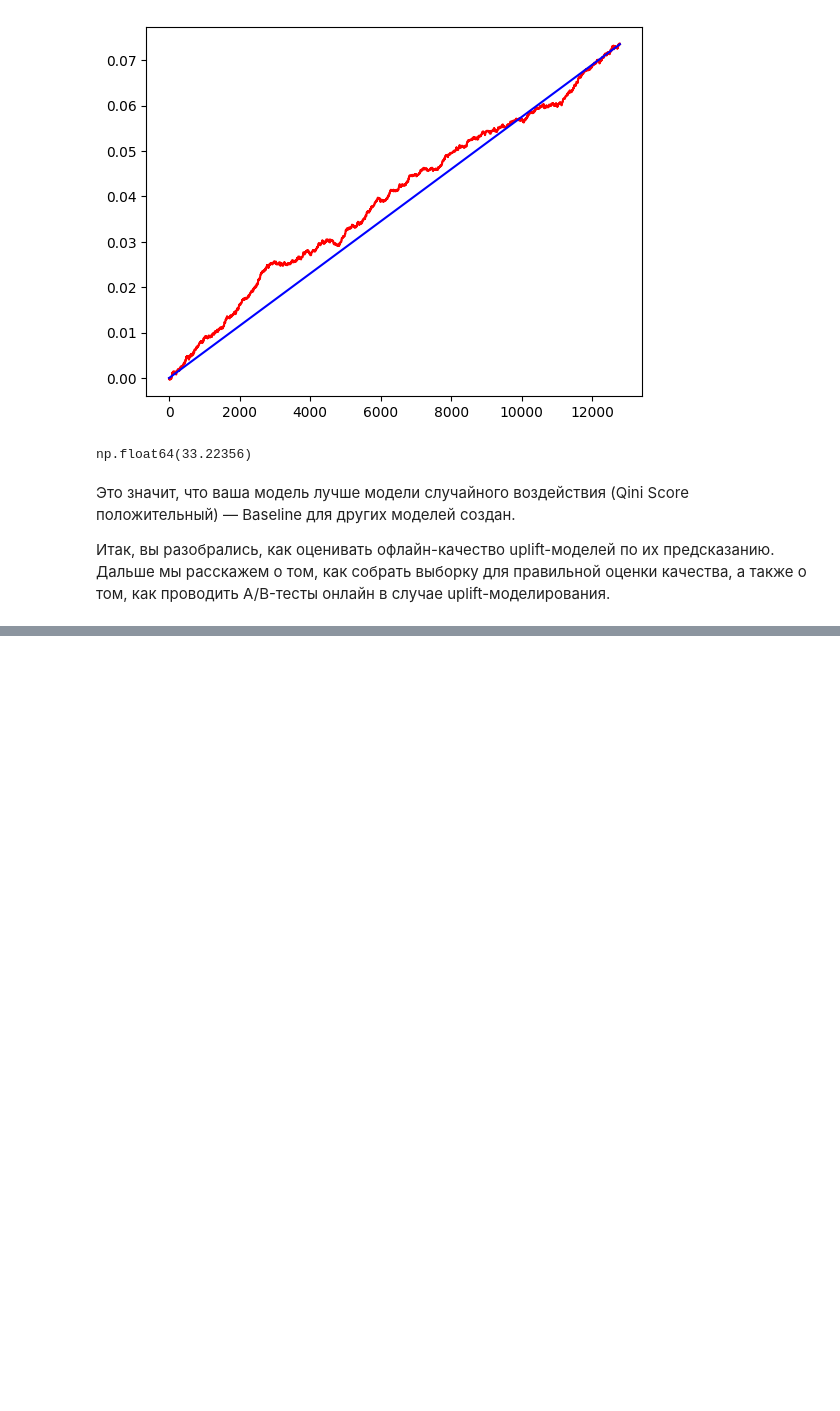
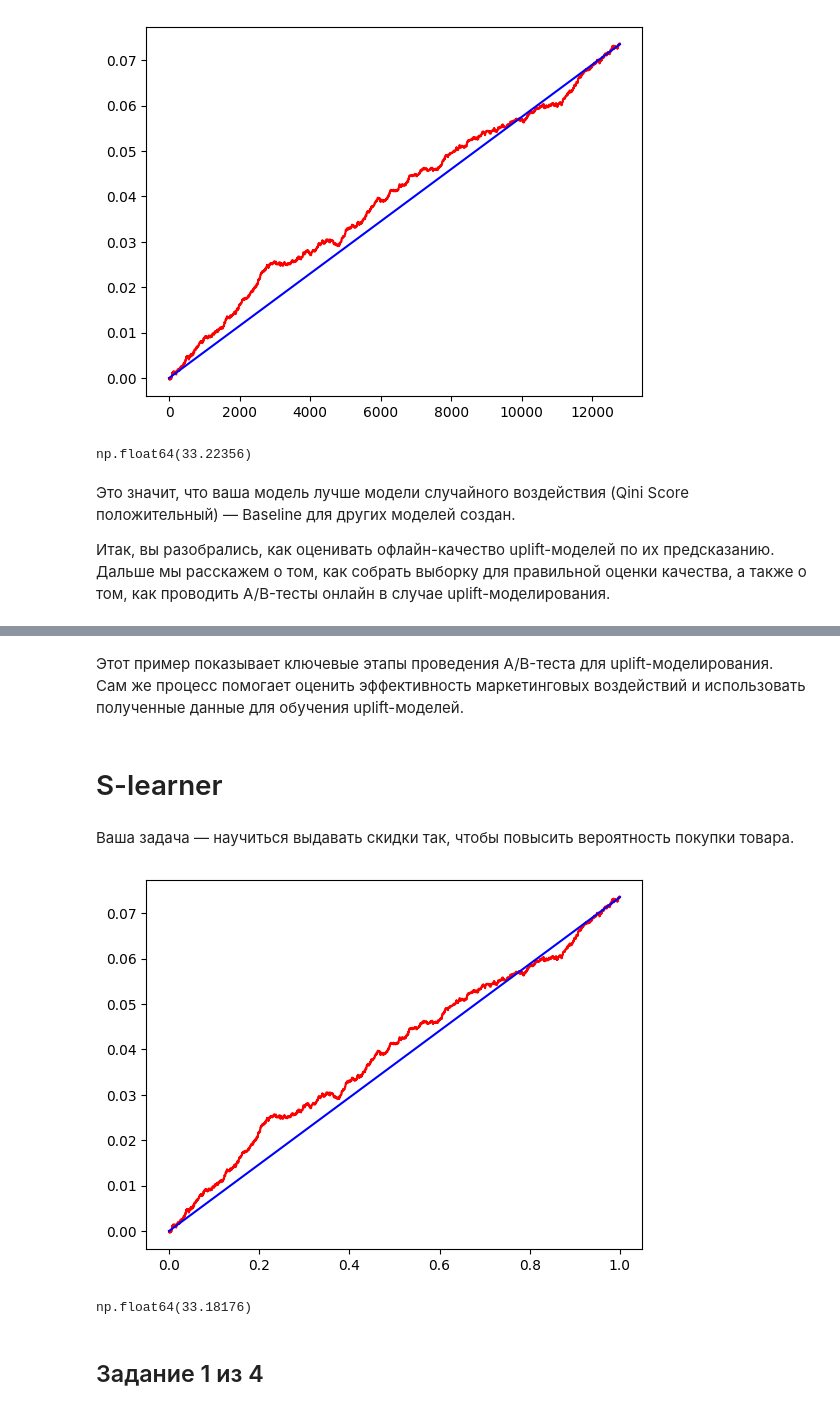
Before and after one commit to eleldar/mle-uplift, a Jupyter notebook: notebook.ipynb, the cells around one changed output, grey strips where cells are left out. Saved outputs shown, nothing was run; the diff lists cells and outputs as text; code cells hidden in the pictures; blank space fills up the shorter version.

Commit message:
a/b-test and s-learner

```diff
--- a/notebook.ipynb
+++ b/notebook.ipynb
@@ -211,0 +306,57 @@ np.float64(33.22356)
+# %% [markdown]
+Этот пример показывает ключевые этапы проведения A/B-теста для uplift-моделирования.
+Сам же процесс помогает оценить эффективность маркетинговых воздействий и использовать полученные данные для обучения uplift-моделей.
+# %% [markdown]
+# S-learner
+# %% [markdown]
+Ваша задача — научиться выдавать скидки так, чтобы повысить вероятность покупки товара.
+# %%
+# загружаем необходимые библиотеки
+import numpy as np
+import pandas as pd
+from matplotlib import pyplot as plt
+import warnings
+warnings.filterwarnings('ignore')
+
+np.random.seed(1)
+
+%matplotlib inline
+# загружаем датафрейм
+df = pd.read_csv("datasets/discountuplift.csv", sep="\t")
+
+# реализуем подсчёт Qini Score:
+def qini_df(df):
+    # отранжируем выборку по значению uplift в порядке убывания
+    ranked = df.sort_values("uplift_score", ascending=False)
+
+    N_c = sum(ranked['target_class'] <= 1)
+    N_t = sum(ranked['target_class'] >= 2)
+
+    # посчитаем в отсортированном датафрейме основные показатели,
+    # которые используются при расчёте Qini Score
+    ranked['n_c1'] = 0
+    ranked['n_t1'] = 0
+    ranked.loc[ranked.target_class == 1,'n_c1'] = 1
+    ranked.loc[ranked.target_class == 3,'n_t1'] = 1
+    ranked['n_c1/nc'] = ranked.n_c1.cumsum() / N_c
+    ranked['n_t1/nt'] = ranked.n_t1.cumsum() / N_t
+
+    # посчитаем Qini-кривую и случайную прямую под ней
+    ranked['uplift'] = round(ranked['n_t1/nt'] - ranked['n_c1/nc'],5)
+    # добавим случайную кривую
+    ranked['random_uplift'] = round(ranked["uplift_score"].rank(pct=True, ascending=False) * ranked['uplift'].iloc[-1],5)
+
+    ranked["n"] = ranked["uplift_score"].rank(pct=True, ascending=False)
+    # немного кода для визуализации
+    plt.plot(ranked['n'], ranked['uplift'], color='r')
+    plt.plot(ranked['n'], ranked['random_uplift'], color='b')
+    plt.show()
+
+    return (ranked['uplift'] - ranked['random_uplift']).sum()
+
+qini_df(df)
+# %% [output]
+[figure, added]
+np.float64(33.18176)
+# %% [markdown]
+## Задание 1 из 4
```
Also changed, not shown: parts of 29 cells of this notebook.
